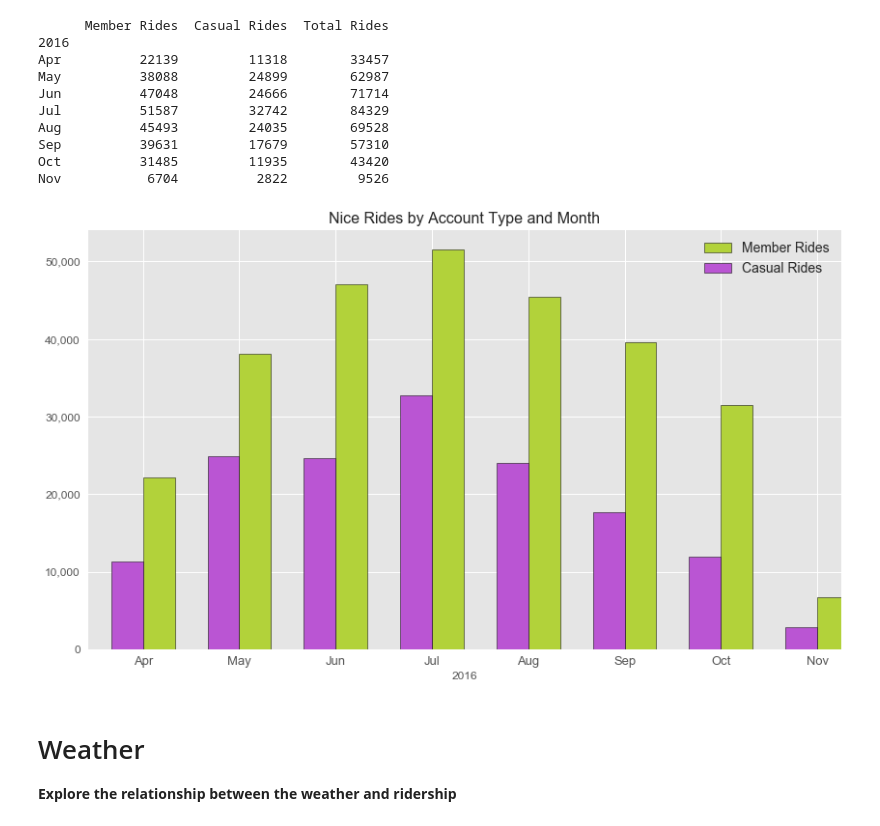
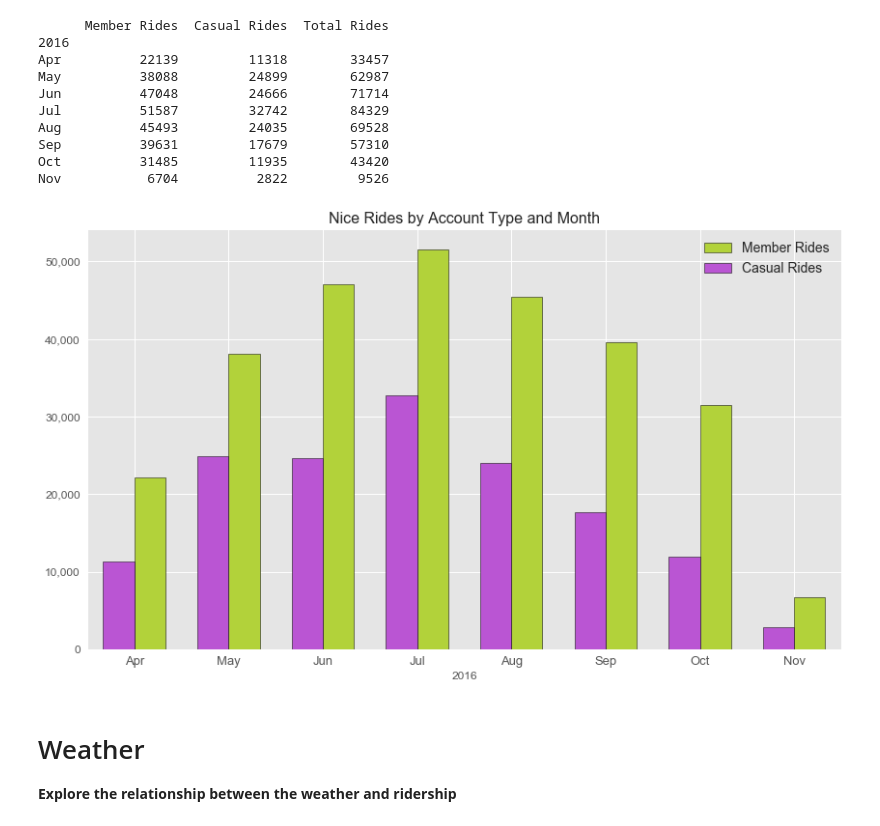
Before and after one commit to Larkin22/MN-Nice-Ride, a Jupyter notebook: MN Nice Ride - Ride Data 2016.ipynb, the cells around one changed output. Cells and saved outputs as stored; diff of their text form; code cells hidden in the pictures.

```diff
--- a/MN Nice Ride - Ride Data 2016.ipynb
+++ b/MN Nice Ride - Ride Data 2016.ipynb
@@ -671,19 +736,20 @@ Nov           6704          2822         9526
 # %%
 fig, ax = plt.subplots(figsize=(14, 8), sharex=True, sharey=True)
 ax2 = sharex=ax
 
 x['Member Rides'].plot(kind='bar', color='#B2D23A',
                        edgecolor="000000", ax=ax, position=0, width=0.33);
 x['Casual Rides'].plot(kind='bar', color='#BA55D3',
                        edgecolor="000000", ax=ax2, position=1, width=0.33);
 plt.xticks(fontsize=13, rotation='horizontal')
+plt.xlim([-.50, 7.50])
 plt.yticks([0, 10000, 20000, 30000, 40000, 50000],
           ['0', '10,000', '20,000', '30,000', '40,000', '50,000'],fontsize=12)
 plt.title('Nice Rides by Account Type and Month', size=16)
 plt.legend(fontsize=14, loc='best');
-# fig.savefig('breakout_by_month.png', bbox_inches='tight')
+fig.savefig('breakout_by_month.png', bbox_inches='tight')
 # %% [output]
-[figure, old version]
+[figure, new version]
 # %% [markdown]
 # Weather
 **Explore the relationship between the weather and ridership**
```
Also changed, not shown: parts of 20 cells of this notebook.
